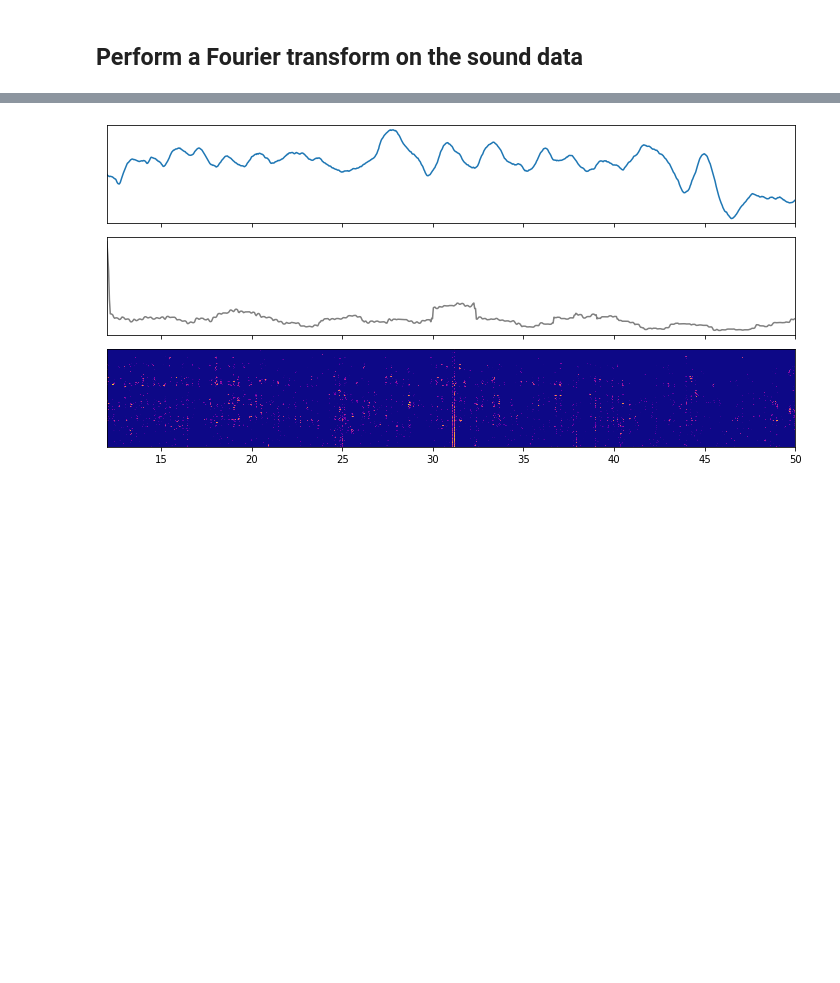
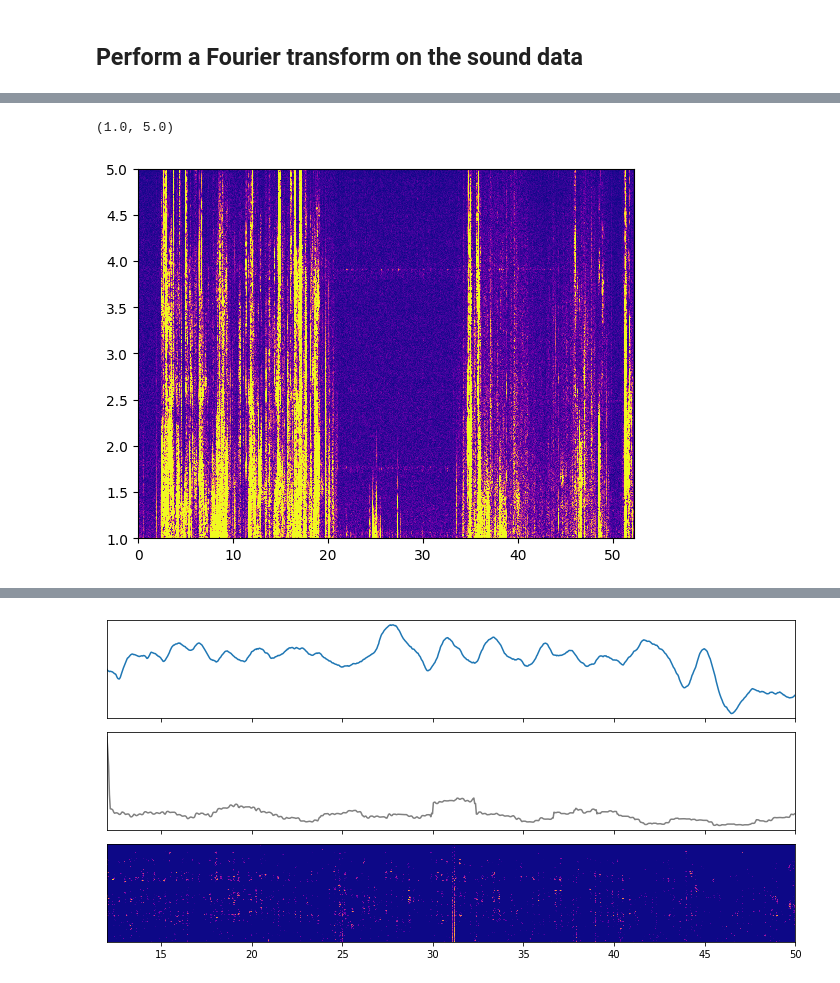
Before and after one commit to rileytroyer/pa-citizen-science, a Jupyter notebook: ludes-pa-sound.ipynb, the cells around one changed output, grey strips where cells are left out. Saved outputs shown, nothing was run; the diff lists cells and outputs as text; code cells hidden in the pictures; blank space fills up the shorter version.

```diff
--- a/ludes-pa-sound.ipynb
+++ b/ludes-pa-sound.ipynb
@@ -229,0 +320,7 @@ NameError: name 'avg_intensity_smoothed_2' is not defined
+# %%
+plt.pcolormesh(fft_times, fft_freqs/1000, Sx_psd, cmap='plasma')
+plt.ylim(1, 5)
+#plt.xlim(30, 50)
+# %% [output]
+(1.0, 5.0)
+[figure, added]
```
Also changed, not shown: parts of 18 cells of this notebook, 7 other files.
